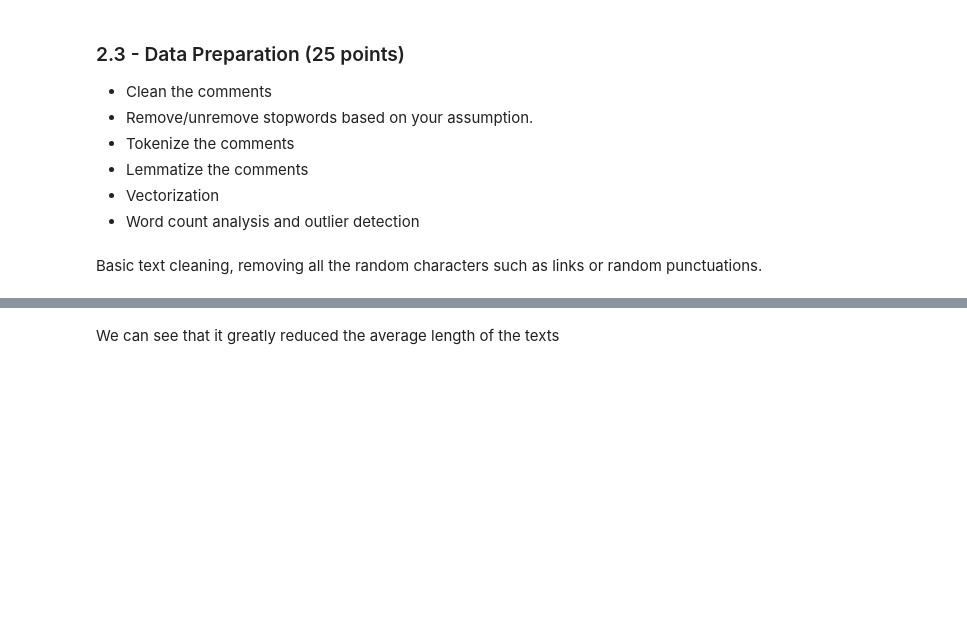
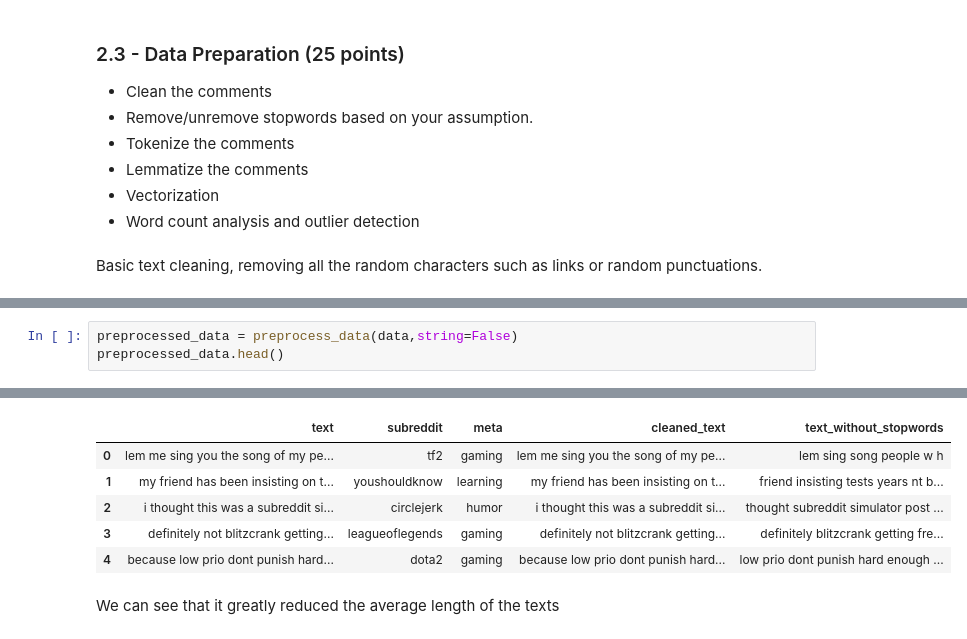
Before and after one commit to salihboraguder/MAT386E-NLP, a Jupyter notebook: HW_2_DL.ipynb, the cells around one changed output, grey strips where cells are left out. Saved outputs shown, nothing was run; the diff lists cells and outputs as text; blank space fills up the shorter version.

```diff
--- a/HW_2_DL.ipynb
+++ b/HW_2_DL.ipynb
@@ -248,0 +290,4 @@ data['text_without_stopwords'] = data['cleaned_text'].apply(lambda x: ' '.join([
+# %%
+preprocessed_data = preprocess_data(data,string=False)
+preprocessed_data.head()
+# %% [output]
@@ -249,3 +297,9 @@ data['text_without_stopwords'] = data['cleaned_text'].apply(lambda x: ' '.join([
+|  | text | subreddit | meta | cleaned_text | text_without_stopwords |
+| 0 | lem me sing you the song of my pe... | tf2 | gaming | lem me sing you the song of my pe... | lem sing song people w h |
+| 1 | my friend has been insisting on t... | youshouldknow | learning | my friend has been insisting on t... | friend insisting tests years nt b... |
+| 2 | i thought this was a subreddit si... | circlejerk | humor | i thought this was a subreddit si... | thought subreddit simulator post ... |
+| 3 | definitely not blitzcrank getting... | leagueoflegends | gaming | definitely not blitzcrank getting... | definitely blitzcrank getting fre... |
+| 4 | because low prio dont punish hard... | dota2 | gaming | because low prio dont punish hard... | low prio dont punish hard enough ... |
 # %% [markdown]
 We can see that it greatly reduced the average length of the texts
 # %%
```
Also changed, not shown: parts of 37 cells of this notebook.
